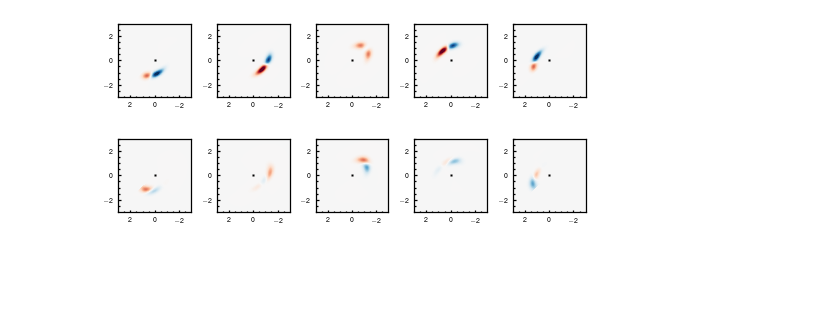
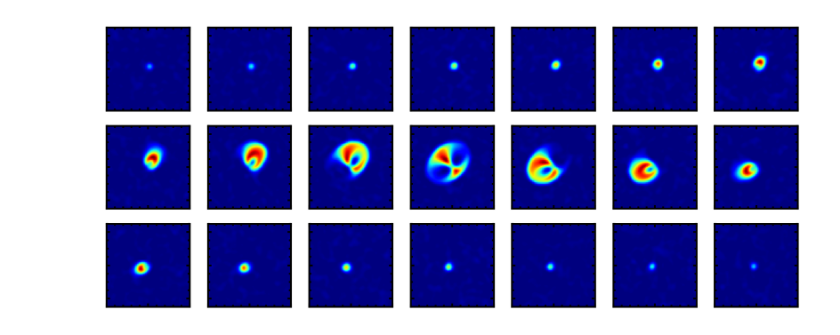
Before and after one commit to richteague/wrinkleology, a Jupyter notebook: AnalyticalMaps.ipynb, the cells around one changed output. Saved outputs shown, nothing was run; the diff lists cells and outputs as text; code cells hidden in the pictures; blank space fills up the shorter version.

```diff
--- a/AnalyticalMaps.ipynb
+++ b/AnalyticalMaps.ipynb
@@ -218,25 +355,24 @@ class simple_disk:
 # %%
-test = simple_disk(inc=-47.3, PA=312.0, z0=0.3, psi=1.25)
-test = simple_disk(inc=47.3, PA=312.0)
+test = simple_disk(inc=-47.3, PA=312.0, z0=0.3, psi=1.25, FOV=5.0, dV0=120.)
+#test = simple_disk(inc=47.3, PA=90.0, Tb0=10.0, FOV=5.0)
-# %%
-fig, axs = plt.subplots(ncols=5, figsize=(7, 1.5))
-
-for ax, t0 in zip(axs, np.linspace(-0.75 * np.pi, 0.75 * np.pi, 5)):
-    im = ax.imshow(test.radial_flip(v0=4000., r0=1.5, t0=t0), origin='lower', extent=test.extent,
-                   cmap='RdBu', vmax=400, vmin=-400)
-    #plt.colorbar(im, ax=ax)
-    ax.scatter(0, 0, marker='x', color='k', s=3, lw=1.0)
-plt.tight_layout()
-
-
-fig, axs = plt.subplots(ncols=5, figsize=(7, 1.5))
-
-for ax, t0 in zip(axs, np.linspace(-0.75 * np.pi, 0.75 * np.pi, 5)):
-    im = ax.imshow(test.azimuthal_flip(v0=400., r0=1.5, t0=t0), origin='lower', extent=test.extent,
-                   cmap='RdBu', vmax=400, vmin=-400)
-    #plt.colorbar(im, ax=ax)
-    ax.scatter(0, 0, marker='x', color='k', s=3, lw=1.0)
-plt.tight_layout()
-# %% [output]
-[figure, removed]
-[figure, removed]
+# %%
+v0 = test.v_kep
+
+velax = np.linspace(-1.0e3, 1.0e3, 21)
+
+fiducial_cube = test.get_cube(v0, velax)
+
+v0 += test.radial_flip(v0=500., r0=1.5, t0=-0.5)
+
+perturbed_cube = test.get_cube(v0, velax, rms=0.2)
+# %%
+convolved_cube = test.get_cube(v0, velax, bmaj=0.3, bpa=30.0, rms=0.2)
+# %%
+fig, axs = plt.subplots(nrows=3, ncols=7, figsize=(7, 3))
+for a, ax in enumerate(axs.flatten()):
+    im = ax.imshow(convolved_cube[a], origin='lower', extent=test.extent, cmap='jet', vmax=20., vmin=0.)
+    ax.set_xticklabels([])
+    ax.set_yticklabels([])
+plt.tight_layout()
+# %% [output]
+[figure, added]
```
Also changed, not shown: parts of 2 cells of this notebook.
